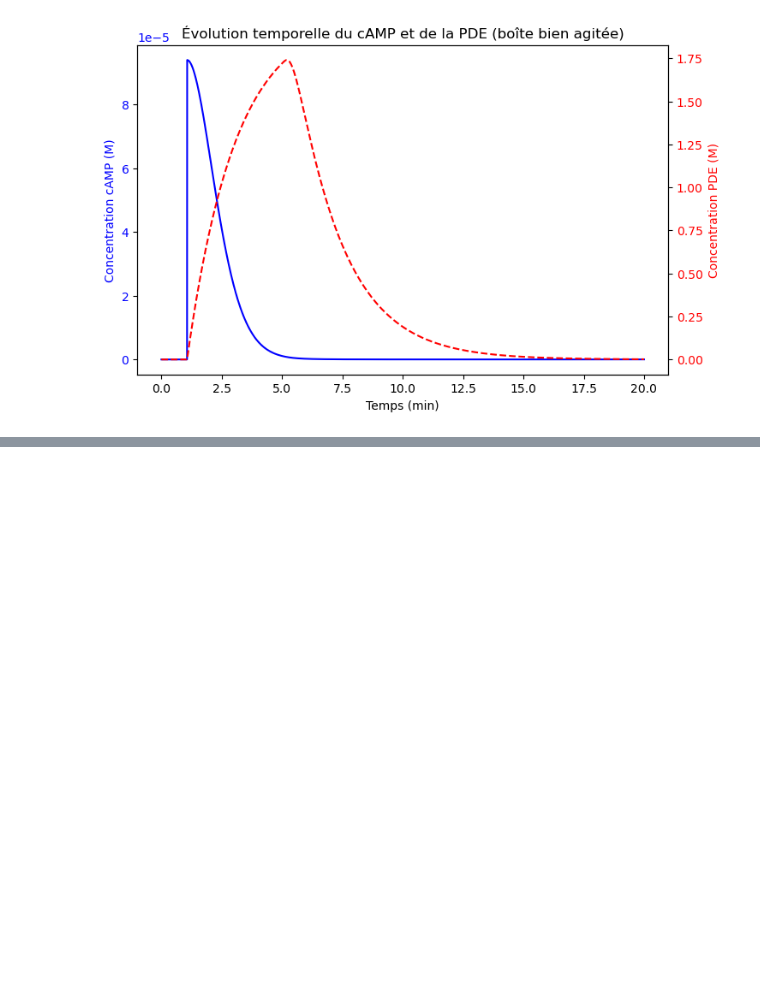
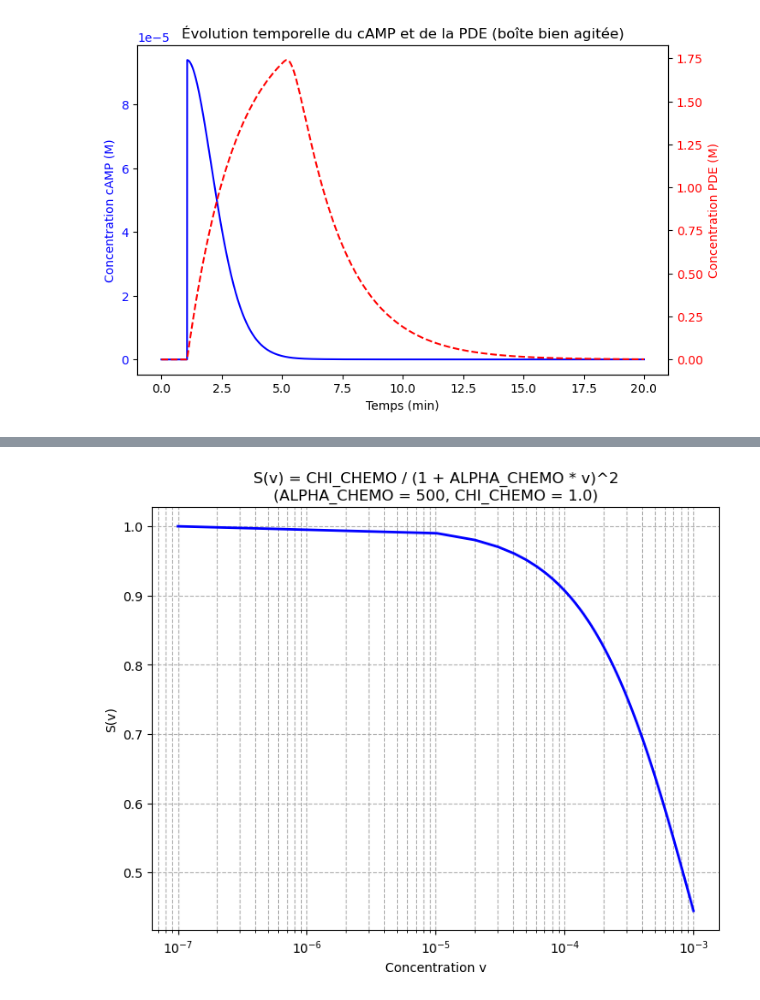
Before and after one commit to Alex-code-lab/particle_model, a Jupyter notebook: explo_param.ipynb, the cells around one changed output, grey strips where cells are left out. Saved outputs shown, nothing was run; the diff lists cells and outputs as text; code cells hidden in the pictures; blank space fills up the shorter version.

```diff
--- a/explo_param.ipynb
+++ b/explo_param.ipynb
@@ -277,0 +316,34 @@ plt.show()
+# %%
+import numpy as np
+import matplotlib.pyplot as plt
+
+def plot_S_vs_v(v_range=(1e-7, 1e-3), ALPHA_CHEMO=500, CHI_CHEMO=1., num_points=100):
+    """
+    Trace S(v) = CHI_CHEMO / (1 + ALPHA_CHEMO * v)^2 en fonction de v
+    pour v allant de v_range[0] à v_range[1].
+
+    Args:
+        v_range (tuple): Intervalle de valeurs pour v (par défaut de 1e-7 à 1e-3).
+        ALPHA_CHEMO (float): Valeur fixe de ALPHA_CHEMO.
+        CHI_CHEMO (float): Valeur fixe de CHI_CHEMO.
+        num_points (int): Nombre de points pour le tracé.
+    """
+    # Générer une grille de valeurs pour v
+    vs = np.linspace(v_range[0], v_range[1], num_points)
+    # Calculer S(v) pour chaque valeur de v
+    S = CHI_CHEMO / (1 + ALPHA_CHEMO * vs)**2
+
+    # Création du graphique
+    plt.figure(figsize=(8, 6))
+    plt.plot(vs, S, '-b', linewidth=2)
+    plt.xscale('log')  # Utilisation d'une échelle logarithmique pour v
+    plt.xlabel('Concentration v')
+    plt.ylabel('S(v)')
+    plt.title('S(v) = CHI_CHEMO / (1 + ALPHA_CHEMO * v)^2\n(ALPHA_CHEMO = {}, CHI_CHEMO = {})'.format(ALPHA_CHEMO, CHI_CHEMO))
+    plt.grid(True, which="both", ls="--")
+    plt.show()
+
+# Exemple d'utilisation :
+plot_S_vs_v()
+# %% [output]
+[figure, added]
```
Also changed, not shown: parts of 1 cell of this notebook, 2 other files.
